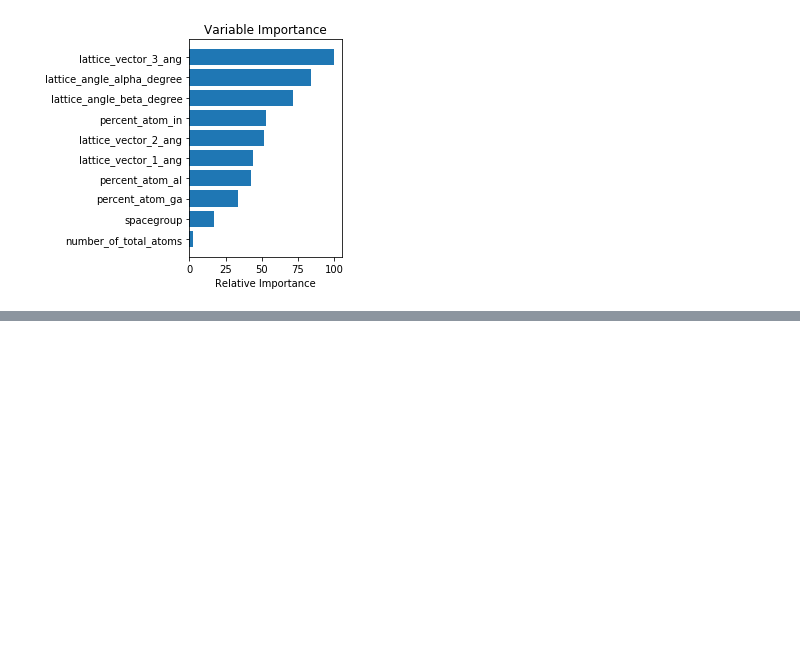
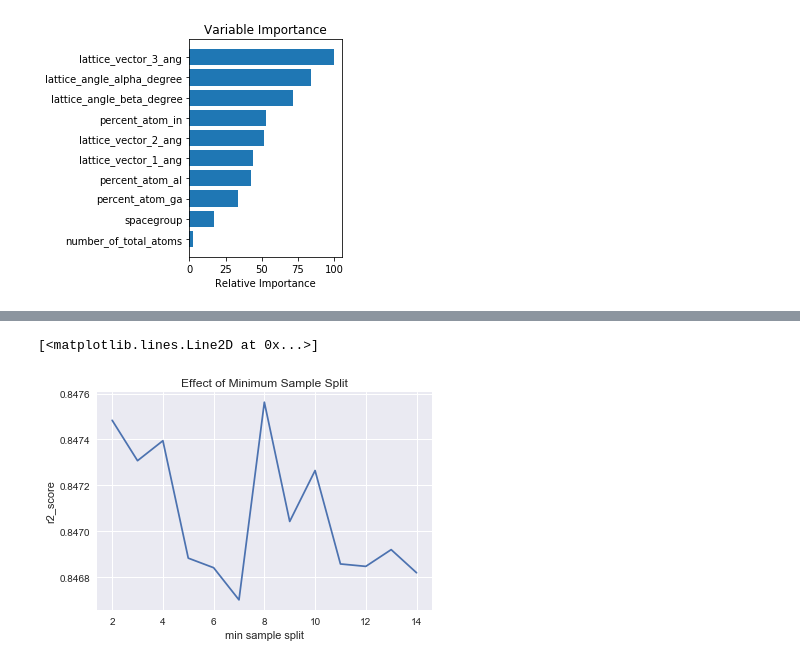
Before and after one commit to PIGMEnT-ecs/pigment, a Jupyter notebook: pigment/Decision-trees.ipynb, the cells around one changed output, grey strips where cells are left out. Saved outputs shown, nothing was run; the diff lists cells and outputs as text; code cells hidden in the pictures; blank space fills up the shorter version.

```diff
--- a/pigment/Decision-trees.ipynb
+++ b/pigment/Decision-trees.ipynb
@@ -141,0 +160,21 @@ clf.fit(xtrain1, ytrain1)
+# %%
+pars = np.arange(2, 15, 1)
+# %%
+scores = []
+for n in pars:
+    params1 = {'n_estimators': 450,
+          'learning_rate': 0.01, 'loss': 'ls', 'max_depth':4}
+    clf = GradientBoostingRegressor(**params1, min_samples_split=n)
+    clf.fit(xtrain1, ytrain1)
+    ypred = clf.predict(xtest1)
+    test_score = r2_score(ytest1, ypred)
+    scores.append(test_score)
+
+sns.set()
+plt.title("Effect of Minimum Sample Split")
+plt.xlabel("min sample split")
+plt.ylabel("r2_score")
+plt.plot(pars, scores)
+# %% [output]
+[<matplotlib.lines.Line2D at 0x...>]
+[figure, added]
```
Also changed, not shown: parts of 8 cells of this notebook.
